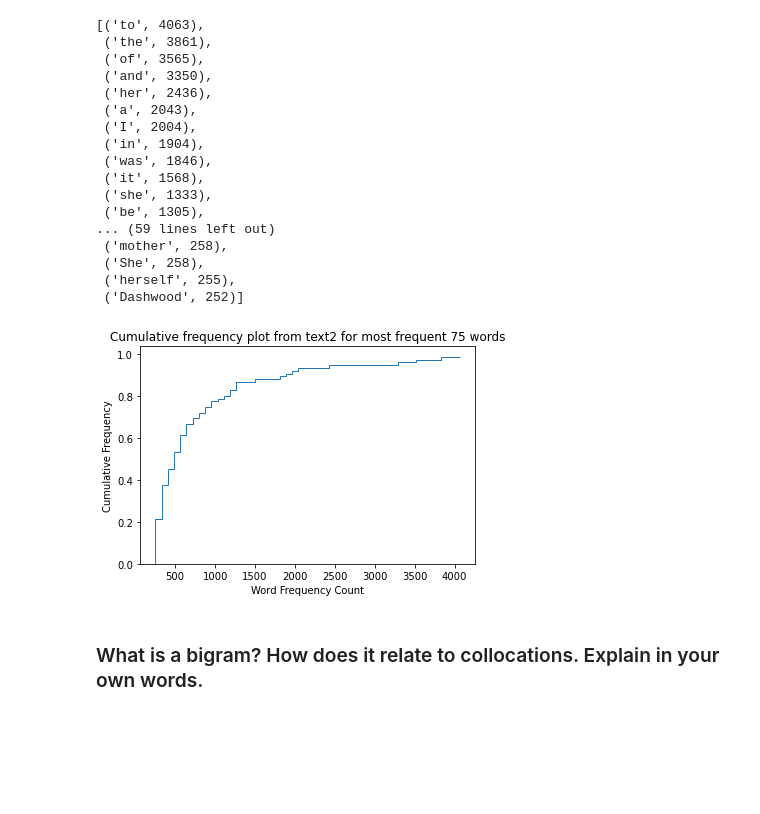
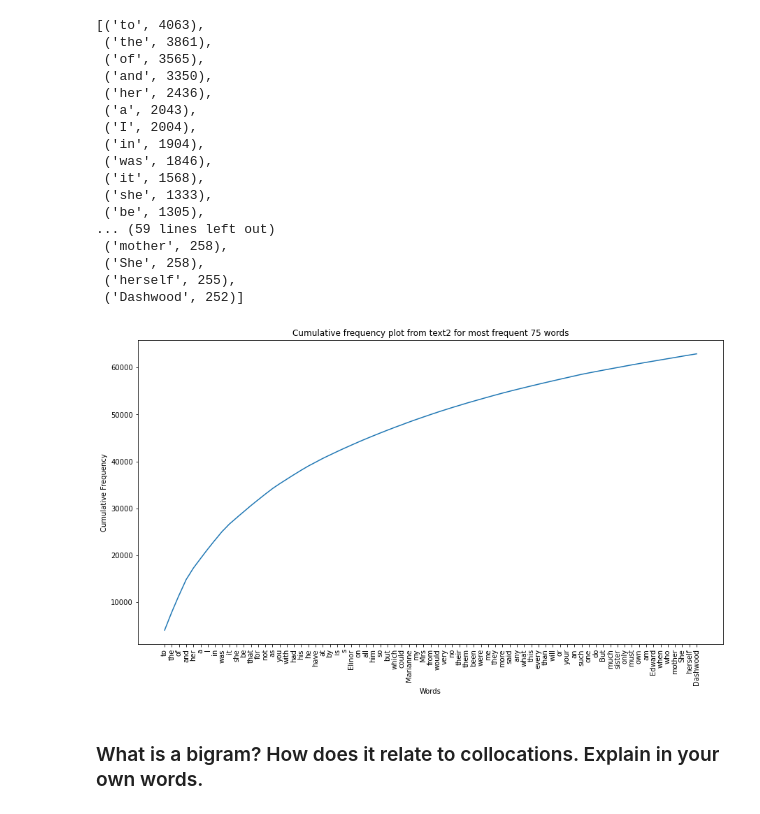
Before and after one commit to Narcissist1/socialgraphs2020, a Jupyter notebook: lectures/Week6.ipynb, the cells around one changed output. Drawn from its saved outputs; the diff is of its cells as text; code cells hidden in the pictures; blank space fills up the shorter version.

```diff
--- a/lectures/Week6.ipynb
+++ b/lectures/Week6.ipynb
@@ -150,21 +150,23 @@ common75
  ('She', 258),
  ('herself', 255),
  ('Dashwood', 252)]
-# %%
-mu = 200
-sigma = 25
-n_bins = 50
-x = [item[1] for item in common75]
-bins = np.append(np.linspace(min(x), max(x), n_bins), [np.inf])
-n, bins, patches = plt.hist(x, bins=bins, density=True, histtype='step', cumulative=True)
-
-plt.title("Cumulative frequency plot from text2 for most frequent 75 words")
-plt.ylabel('Cumulative Frequency')
-plt.xlabel('Word Frequency Count')
-
-plt.show()
-# %% [output]
-[figure, removed]
+# %%
+x = [item[0] for item in common75]
+y = [common75[0][1]]
+cu = common75[0][1]
+for i in range(1, len(common75)):
+    cu += common75[i][1]
+    y.append(cu)
+# %%
+fig, ax = plt.subplots(figsize=(15, 8))
+ax.plot(x, y)
+ax.set_title("Cumulative frequency plot from text2 for most frequent 75 words")
+ax.set_ylabel('Cumulative Frequency')
+ax.set_xlabel('Words')
+plt.xticks(rotation=90)
+plt.show()
+# %% [output]
+[figure, added]
 # %% [markdown]
 ### What is a bigram? How does it relate to collocations. Explain in your own words.
 # %% [markdown]
```
